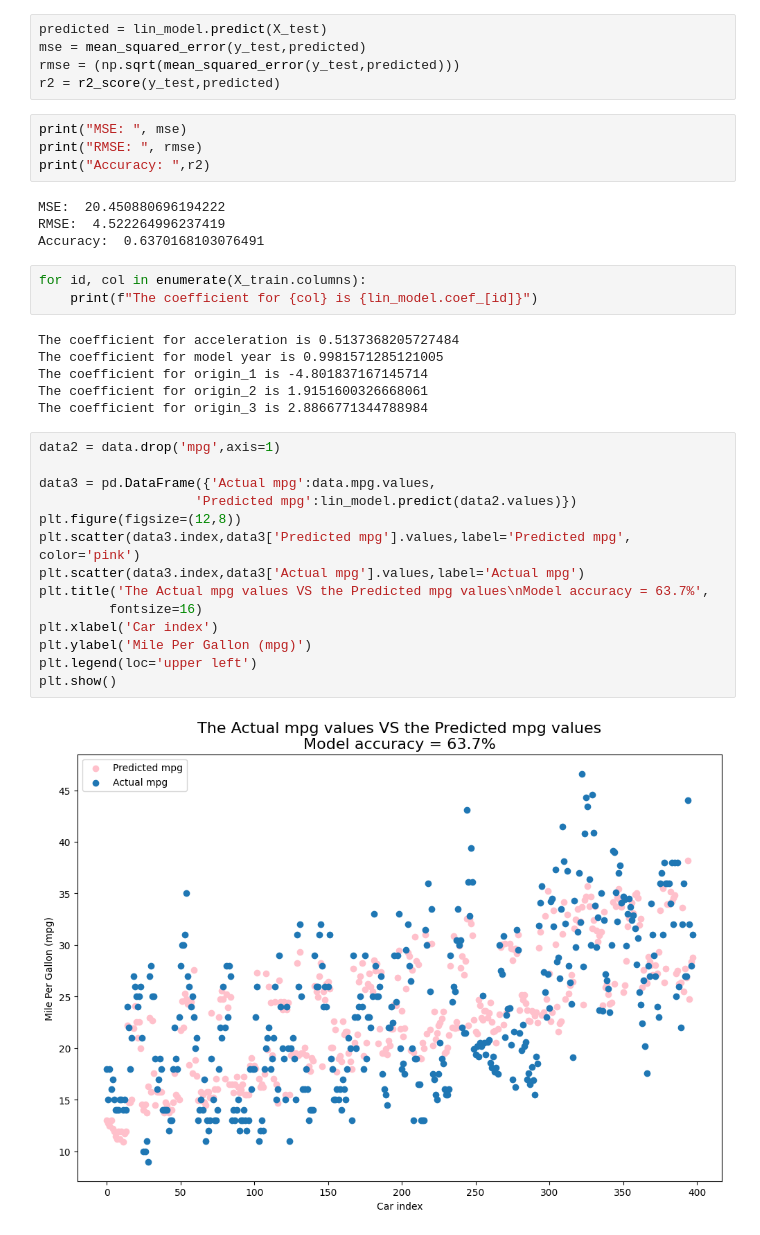
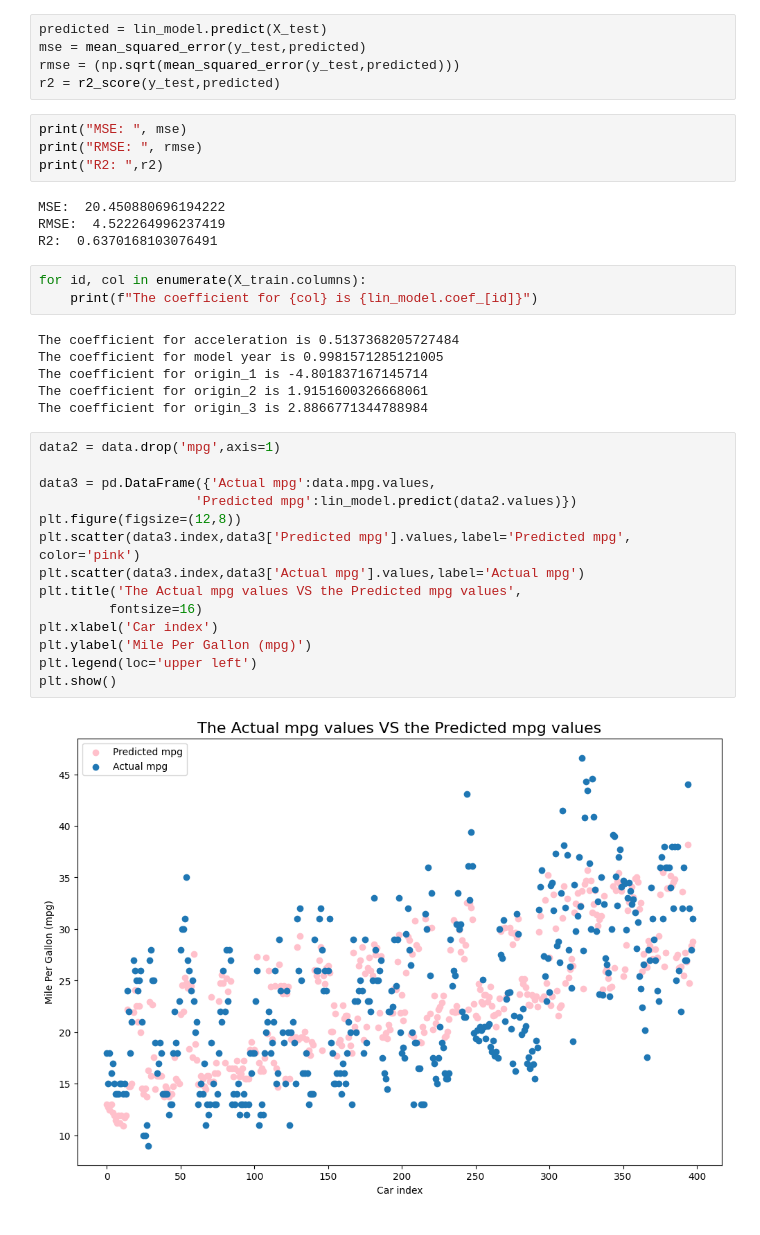
Before and after one commit to AlliyahAina/LE1_Magadia_AA, a Jupyter notebook: LE1_Magadia_AA.ipynb, the cells around one changed output. Drawn from its saved outputs; the diff is of its cells as text.

Commit message:
Corrected accuracy title to R2 score

```diff
--- a/LE1_Magadia_AA.ipynb
+++ b/LE1_Magadia_AA.ipynb
@@ -132,11 +132,11 @@ r2 = r2_score(y_test,predicted)
 # %%
 print("MSE: ", mse)
 print("RMSE: ", rmse)
-print("Accuracy: ",r2)
+print("R2: ",r2)
 # %% [output]
 MSE:  20.450880696194222
 RMSE:  4.522264996237419
-Accuracy:  0.6370168103076491
+R2:  0.6370168103076491
 # %%
 for id, col in enumerate(X_train.columns):
     print(f"The coefficient for {col} is {lin_model.coef_[id]}")
@@ -149,16 +149,16 @@ The coefficient for origin_3 is 2.8866771344788984
 # %%
 data2 = data.drop('mpg',axis=1)
 
 data3 = pd.DataFrame({'Actual mpg':data.mpg.values,
                     'Predicted mpg':lin_model.predict(data2.values)})
 plt.figure(figsize=(12,8))
 plt.scatter(data3.index,data3['Predicted mpg'].values,label='Predicted mpg', color='pink')
 plt.scatter(data3.index,data3['Actual mpg'].values,label='Actual mpg')
-plt.title('The Actual mpg values VS the Predicted mpg values\nModel accuracy = 63.7%',
+plt.title('The Actual mpg values VS the Predicted mpg values',
          fontsize=16)
 plt.xlabel('Car index')
 plt.ylabel('Mile Per Gallon (mpg)')
 plt.legend(loc='upper left')
 plt.show()
 # %% [output]
-[figure, old version]
+[figure, new version]
```
